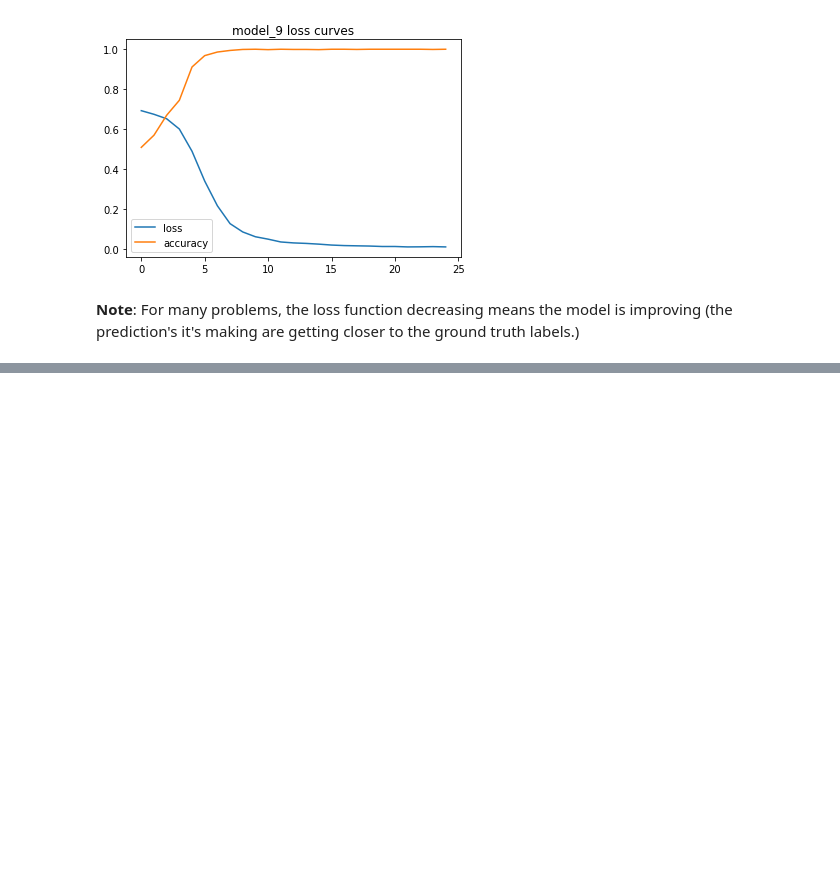
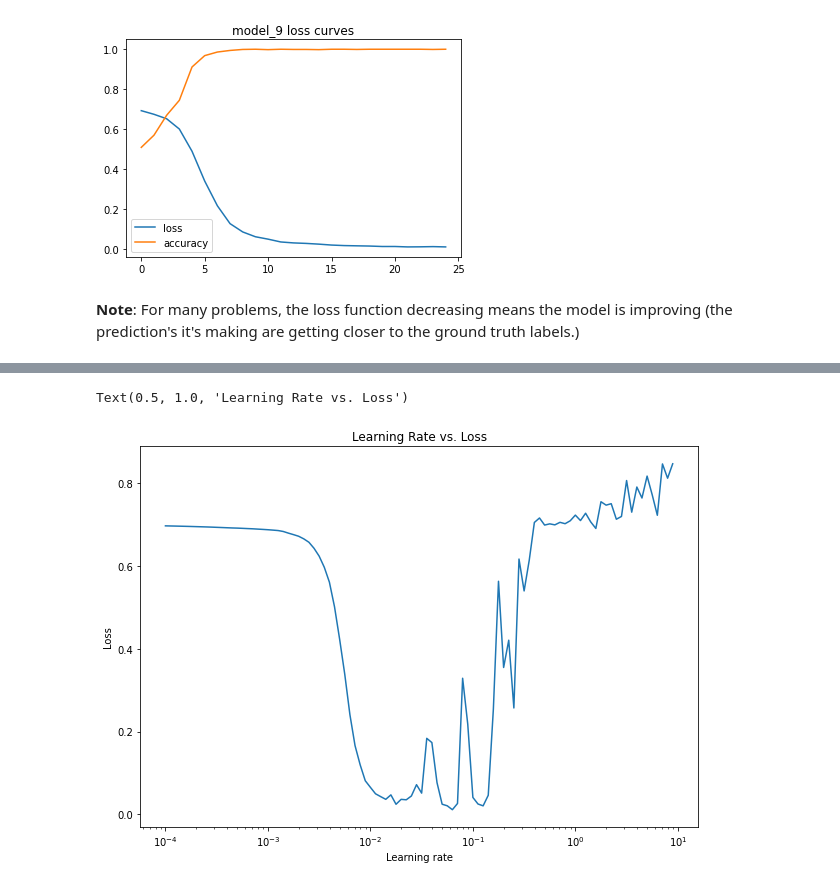
Before and after one commit to koulkoudakis/tf-neural-network-classification, a Jupyter notebook: tf_neural_network_classification.ipynb, the cells around one changed output, grey strips where cells are left out. Saved outputs shown, nothing was run; the diff lists cells and outputs as text; code cells hidden in the pictures; blank space fills up the shorter version.

```diff
--- a/tf_neural_network_classification.ipynb
+++ b/tf_neural_network_classification.ipynb
@@ -705,0 +762,4 @@ plt.title('model_9 loss curves');
+# %%
+# Plot learning rate vs. loss
+lrs = 1e-4 * (10 ** (tf.range(100)/20))
+lrs
@@ -705,0 +784,9 @@ plt.title('model_9 loss curves');
+# %%
+plt.figure(figsize=(10,7))
+plt.semilogx(lrs, history_10.history['loss'])
+plt.xlabel('Learning rate')
+plt.ylabel('Loss')
+plt.title('Learning Rate vs. Loss')
+# %% [output]
+Text(0.5, 1.0, 'Learning Rate vs. Loss')
+[figure, added]
```
Also changed, not shown: parts of 75 cells of this notebook.
